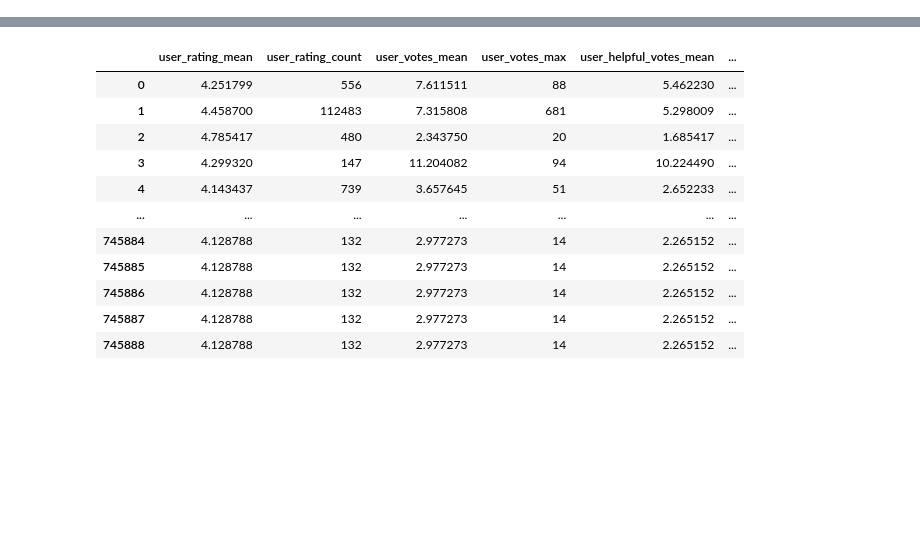
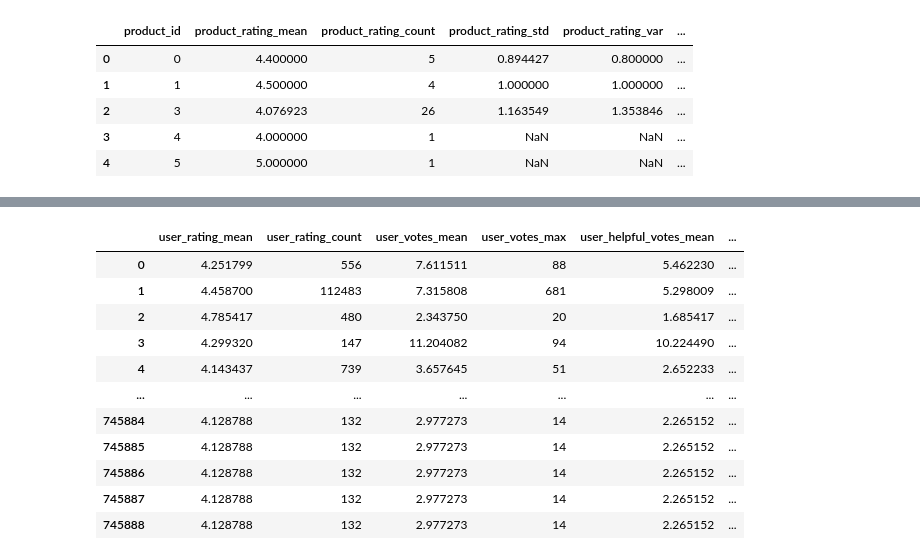
Before and after one commit to zhiqiang00/game, a Jupyter notebook: ITI5212_Rec_Sys_2024/data_process.ipynb, the cells around one changed output, grey strips where cells are left out. Saved outputs shown, nothing was run; the diff lists cells and outputs as text; code cells hidden in the pictures; blank space fills up the shorter version.

```diff
--- a/ITI5212_Rec_Sys_2024/data_process.ipynb
+++ b/ITI5212_Rec_Sys_2024/data_process.ipynb
@@ -44,0 +35,21 @@ test_data.to_csv('./data/test_processed.csv')
+# %%
+
+# 计算产品特征
+product_features = train_data.groupby('product_id').agg({
+    'rating': ['mean', 'count', 'std', 'var'],
+    'votes': ['mean', 'max'],
+    'helpful_votes': ['mean', 'max']
+}).reset_index()
+product_features.columns = ['product_id', 'product_rating_mean', 'product_rating_count', 'product_rating_std', 'product_rating_var',
+                            'product_votes_mean', 'product_votes_max',
+                            'product_helpful_votes_mean', 'product_helpful_votes_max']
+product_features['product_votes_helpful_rate'] = product_features['product_helpful_votes_mean'] / product_features['product_votes_mean']
+product_features['product_helpful_rating'] = product_features['product_votes_helpful_rate'] * product_features['product_rating_mean']
+product_features.head()
+# %% [output]
+|  | product_id | product_rating_mean | product_rating_count | product_rating_std | product_rating_var | ... |
+| 0 | 0 | 4.400000 | 5 | 0.894427 | 0.800000 | ... |
+| 1 | 1 | 4.500000 | 4 | 1.000000 | 1.000000 | ... |
+| 2 | 3 | 4.076923 | 26 | 1.163549 | 1.353846 | ... |
+| 3 | 4 | 4.000000 | 1 | NaN | NaN | ... |
+| 4 | 5 | 5.000000 | 1 | NaN | NaN | ... |
```
Also changed, not shown: parts of 7 cells of this notebook, 59 other files.
